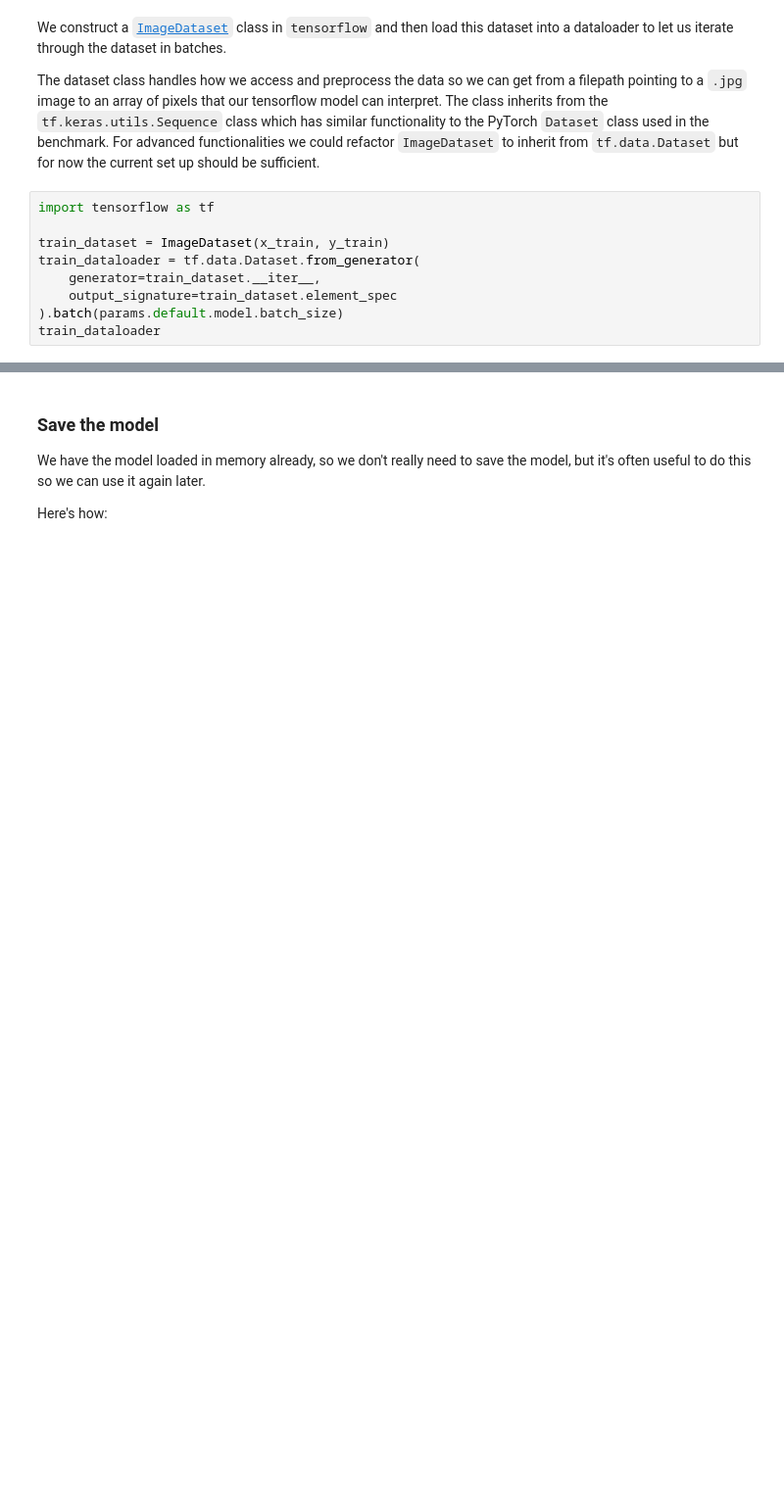
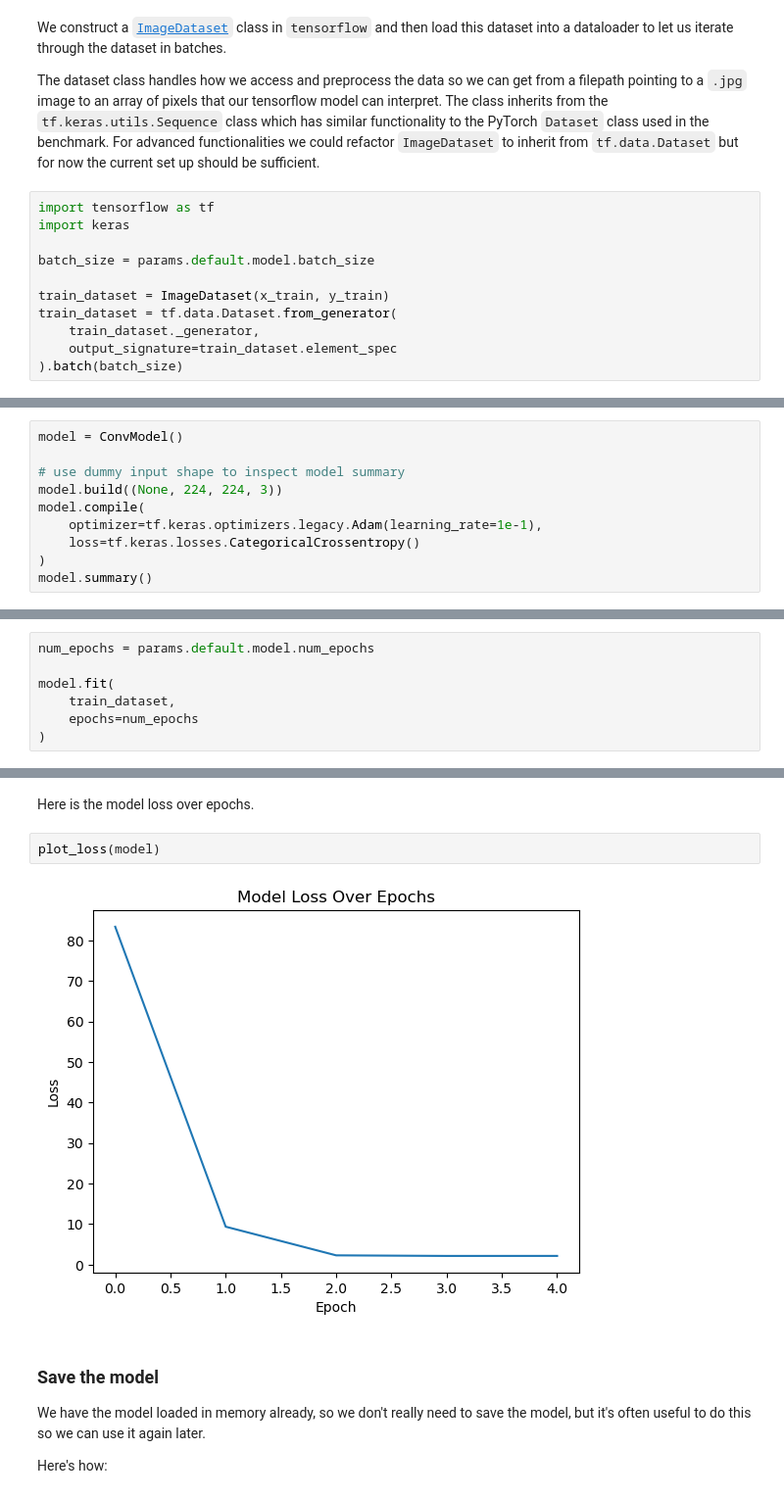
Before and after one commit to fgallagher27/wildlife-scanner, a Jupyter notebook: model.ipynb, the cells around one changed output, grey strips where cells are left out. Shown at 98% size. Saved outputs shown, nothing was run; the diff lists cells and outputs as text; blank space fills up the shorter version.

Commit message:
update notebook for training and predicting

```diff
--- a/model.ipynb
+++ b/model.ipynb
@@ -275,10 +272,12 @@ We construct a [`ImageDataset`](model_funcs.py#ImageDataset) class in `tensorflo
 The dataset class handles how we access and preprocess the data so we can get from a filepath pointing to a `.jpg` image to an array of pixels that our tensorflow model can interpret. The class inherits from the `tf.keras.utils.Sequence` class which has similar functionality to the PyTorch `Dataset` class used in the benchmark. For advanced functionalities we could refactor `ImageDataset` to inherit from `tf.data.Dataset` but for now the current set up should be sufficient.
 # %%
 import tensorflow as tf
+import keras
+
+batch_size = params.default.model.batch_size
 
 train_dataset = ImageDataset(x_train, y_train)
-train_dataloader = tf.data.Dataset.from_generator(
-    generator=train_dataset.__iter__,
+train_dataset = tf.data.Dataset.from_generator(
+    train_dataset._generator,
     output_signature=train_dataset.element_spec
-).batch(params.default.model.batch_size)
-train_dataloader
+).batch(batch_size)
@@ -377,0 +300,10 @@ Good news, the loss is going down! This is an encouraging start, especially sinc
+# %%
+model = ConvModel()
+
+# use dummy input shape to inspect model summary
+model.build((None, 224, 224, 3))
+model.compile(
+    optimizer=tf.keras.optimizers.legacy.Adam(learning_rate=1e-1),
+    loss=tf.keras.losses.CategoricalCrossentropy()
+)
+model.summary()
@@ -377,0 +334,7 @@ Good news, the loss is going down! This is an encouraging start, especially sinc
+# %%
+num_epochs = params.default.model.num_epochs
+
+model.fit(
+    train_dataset,
+    epochs=num_epochs
+)
@@ -378,3 +344,9 @@ Good news, the loss is going down! This is an encouraging start, especially sinc
+# %% [markdown]
+Here is the model loss over epochs.
+# %%
+plot_loss(model)
+# %% [output]
+[figure, added]
 # %% [markdown]
 ### Save the model
 We have the model loaded in memory already, so we don't really need to save the model, but it's often useful to do this so we can use it again later.
```
Also changed, not shown: parts of 32 cells of this notebook.
